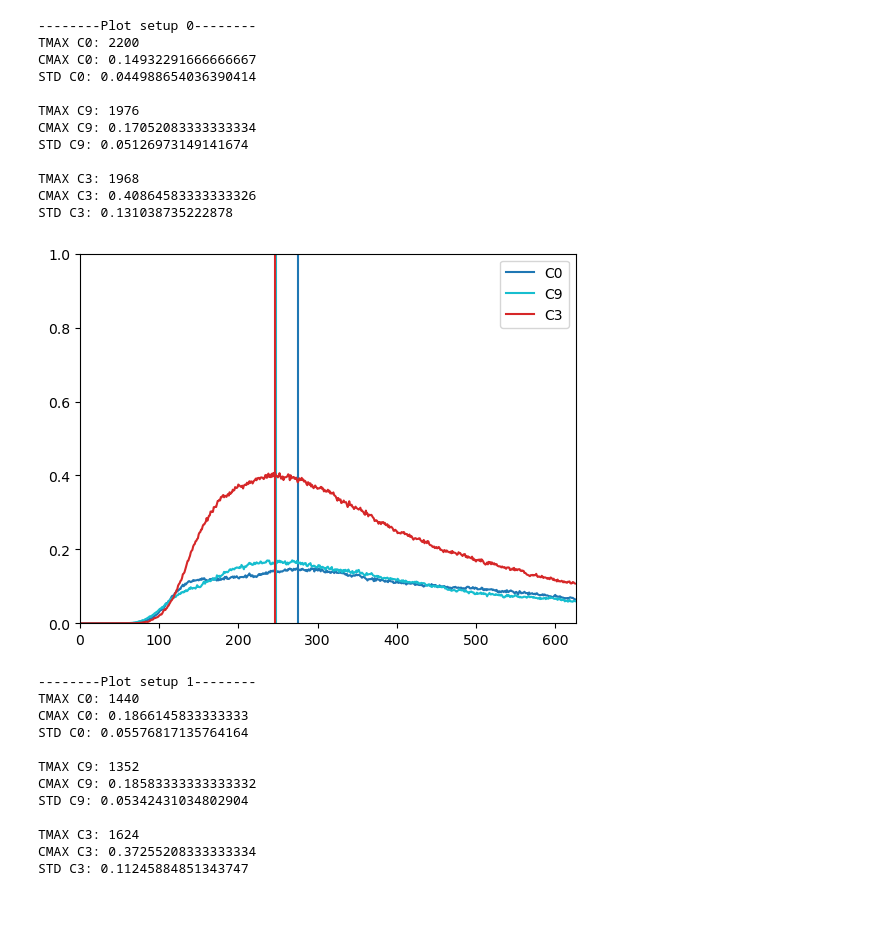
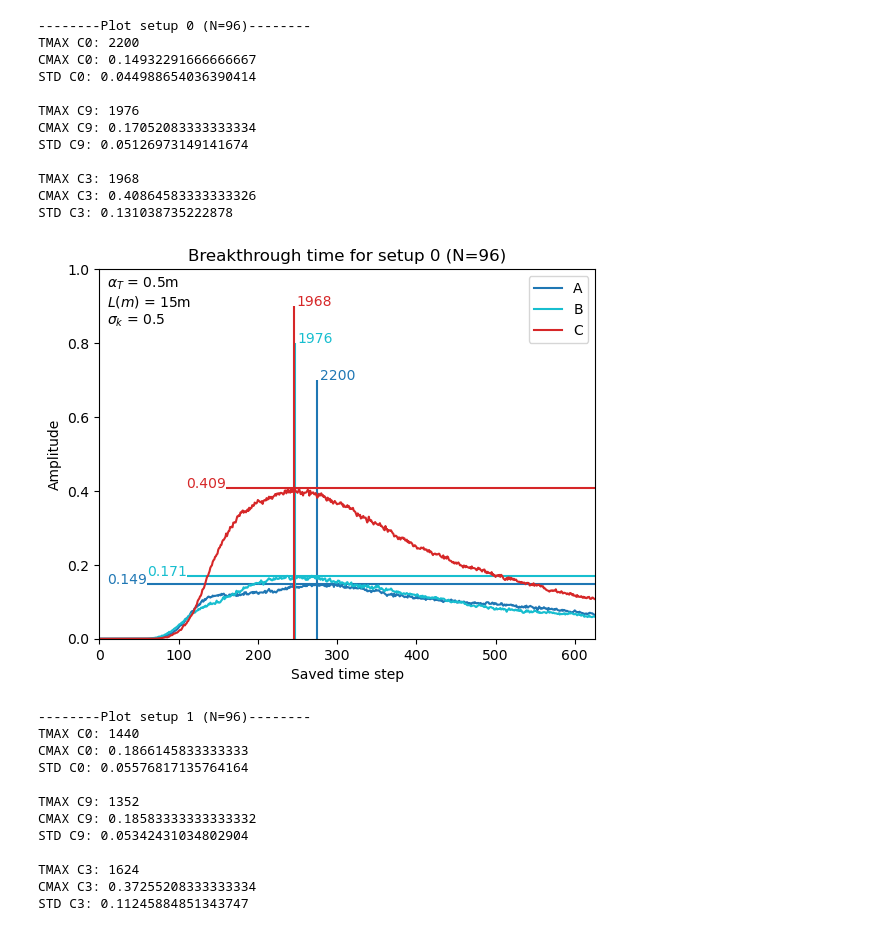
Before and after one commit to malteschade/GF-Project, a Jupyter notebook: mass_breakthrough.ipynb, the cells around one changed output. Drawn from its saved outputs; the diff is of its cells as text; code cells hidden in the pictures.

Commit message:
visual updates

```diff
--- a/mass_breakthrough.ipynb
+++ b/mass_breakthrough.ipynb
@@ -18,45 +18,63 @@ INTERVAL = 8
 # %%
 for name in NAMES:
     c = np.load(f'{OUTPUT_PATH}setup_{name}.npz')['c']
-    print(f'--------Plot setup {name}--------')
+    print(f'--------Plot setup {name} (N={N_SEED})--------')
 
     print(f'TMAX {COLOR_A}: {np.argmax(c[:,0])*INTERVAL}')
     print(f'CMAX {COLOR_A}: {np.max(c[:,0])}')
     print(f'STD {COLOR_A}: {np.std(c[:,0])}\n')
-    plt.plot(c[:, 0], label=COLOR_A, color=COLOR_A)
-    plt.vlines(np.argmax(c[:, 0]), 0, 1, colors=COLOR_A)
+    plt.plot(c[:, 0], label='A', color=COLOR_A)
+    plt.vlines(np.argmax(c[:, 0]), 0, 0.7, colors=COLOR_A)
+    plt.hlines(np.max(c[:, 0]), 10+50, len(c), colors=COLOR_A)
 
     print(f'TMAX {COLOR_B}: {np.argmax(c[:,1])*INTERVAL}')
     print(f'CMAX {COLOR_B}: {np.max(c[:,1])}')
     print(f'STD {COLOR_B}: {np.std(c[:,1])}\n')
-    plt.plot(c[:, 1], label=COLOR_B, color=COLOR_B)
-    plt.vlines(np.argmax(c[:, 1]), 0, 1, colors=COLOR_B)
+    plt.plot(c[:, 1], label='B', color=COLOR_B)
+    plt.vlines(np.argmax(c[:, 1]), 0, 0.8, colors=COLOR_B)
+    plt.hlines(np.max(c[:, 1]), 60+50, len(c), colors=COLOR_B)
 
     print(f'TMAX {COLOR_C}: {np.argmax(c[:,2])*INTERVAL}')
     print(f'CMAX {COLOR_C}: {np.max(c[:,2])}')
     print(f'STD {COLOR_C}: {np.std(c[:,2])}\n')
-    plt.plot(c[:, 2], label=COLOR_C, color=COLOR_C)
-    plt.vlines(np.argmax(c[:, 2]), 0, 1, colors=COLOR_C)
+    plt.plot(c[:, 2], label='C', color=COLOR_C)
+    plt.vlines(np.argmax(c[:, 2]), 0, 0.9, colors=COLOR_C)
+    plt.hlines(np.max(c[:, 2]), 110+50, len(c), colors=COLOR_C)
 
+    plt.text(np.argmax(c[:, 0])+3, 0.70, np.argmax(c[:, 0])*INTERVAL,rotation=0, color=COLOR_A)
+    plt.text(np.argmax(c[:, 1])+3, 0.80, np.argmax(c[:, 1])*INTERVAL,rotation=0, color=COLOR_B)
+    plt.text(np.argmax(c[:, 2])+3, 0.90, np.argmax(c[:, 2])*INTERVAL,rotation=0, color=COLOR_C)
+
+    plt.text(10, np.max(c[:, 0]), round(np.max(c[:, 0]), 3),rotation=0, color=COLOR_A)
+    plt.text(60, np.max(c[:, 1]), round(np.max(c[:, 1]), 3),rotation=0, color=COLOR_B)
+    plt.text(110, np.max(c[:, 2]), round(np.max(c[:, 2]), 3),rotation=0, color=COLOR_C)
+
+    plt.text(10, 0.95, r'$\alpha_T$'+f' = {TRANS_DISP[name]}m')
+    plt.text(10, 0.9, r'$L(m)$'+f' = {CORR_LEN[name]}m')
+    plt.text(10, 0.85, r'$\sigma_k$'+f' = {VAR_LNK[name]}')
+
+    plt.title(f'Breakthrough time for setup {name} (N={N_SEED})')
     plt.xlim(0, len(c))
     plt.ylim(0, 1)
+    plt.xlabel('Saved time step')
+    plt.ylabel('Amplitude')
     plt.legend()
     plt.show()
 # %% [output]
---------Plot setup 0--------
+--------Plot setup 0 (N=96)--------
 TMAX C0: 2200
 CMAX C0: 0.14932291666666667
 STD C0: 0.044988654036390414
 
 TMAX C9: 1976
 CMAX C9: 0.17052083333333334
 STD C9: 0.05126973149141674
 
 TMAX C3: 1968
 CMAX C3: 0.40864583333333326
 STD C3: 0.131038735222878
-[figure, old version]
+[figure, new version]
---------Plot setup 1--------
+--------Plot setup 1 (N=96)--------
 TMAX C0: 1440
 CMAX C0: 0.1866145833333333
 STD C0: 0.05576817135764164
```
Also changed, not shown: parts of 4 cells of this notebook, 2 other files.
